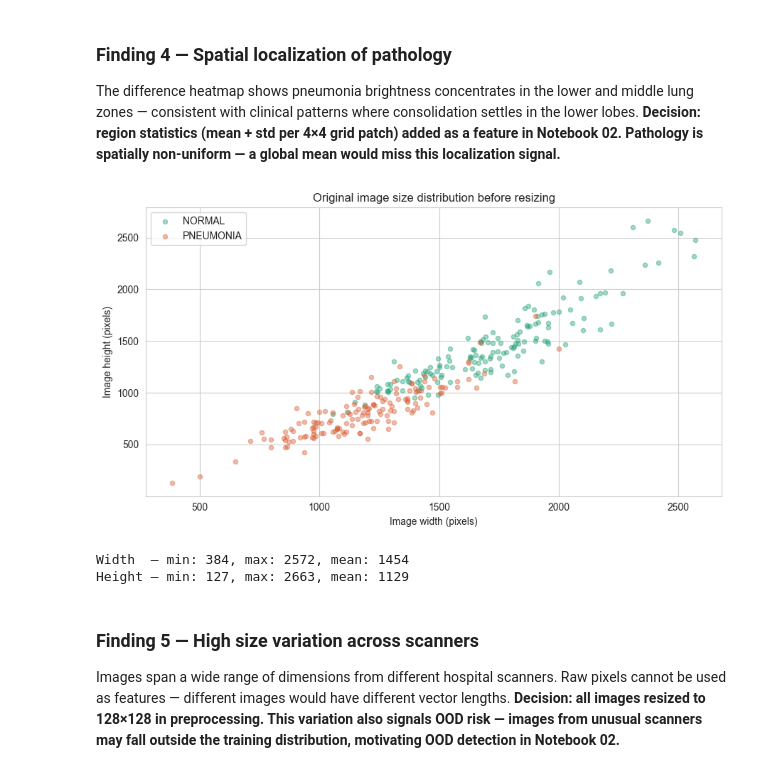
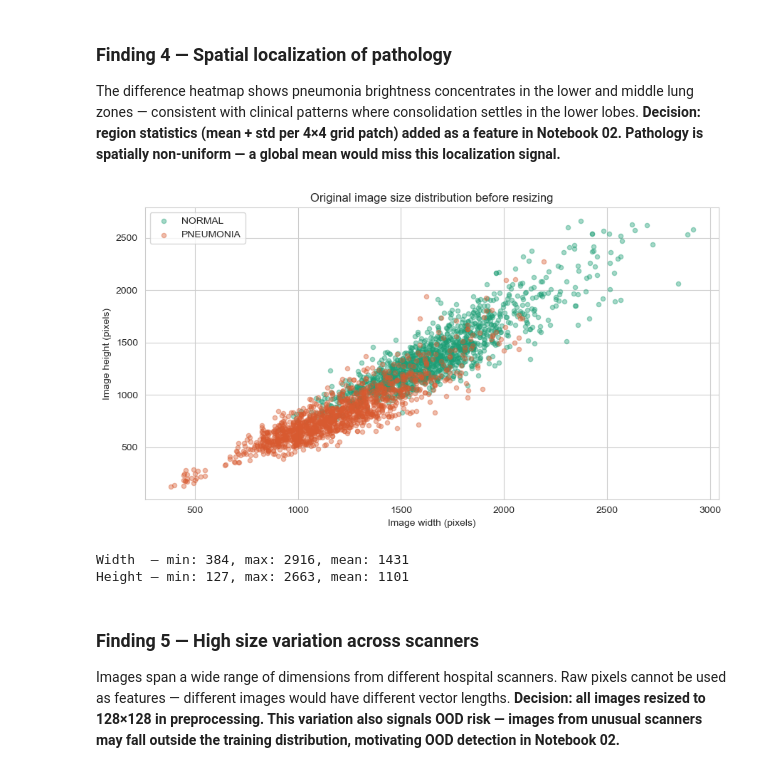
Before and after one commit to Dibya-z/Robust-Medical-Vision, a Jupyter notebook: notebooks/notebook_01_baseline.ipynb, the cells around one changed output. Saved outputs shown, nothing was run; the diff lists cells and outputs as text; code cells hidden in the pictures.

```diff
--- a/notebooks/notebook_01_baseline.ipynb
+++ b/notebooks/notebook_01_baseline.ipynb
@@ -101,7 +101,7 @@ brightness_pneumonia = []
 for cls, bucket in [('NORMAL', brightness_normal),
                     ('PNEUMONIA', brightness_pneumonia)]:
     folder = Path(DATA_ROOT) / 'train' / cls
-    files  = list(folder.glob('*.jpeg'))[:500]
+    files  = list(folder.glob('*.jpeg'))[:1300]
     for fp in files:
         img = cv2.imread(str(fp), cv2.IMREAD_GRAYSCALE)
         img = cv2.resize(img, IMG_SIZE)
@@ -217,42 +217,42 @@ widths, heights, labels = [], [], []
 
 for cls in ['NORMAL', 'PNEUMONIA']:
     folder = Path(DATA_ROOT) / 'train' / cls
-    files  = list(folder.glob('*.jpeg'))[:150]
+    files  = list(folder.glob('*.jpeg'))[:1300]
     for fp in files:
         img = cv2.imread(str(fp), cv2.IMREAD_GRAYSCALE)
         if img is not None:
             h, w = img.shape
             heights.append(h)
             widths.append(w)
             labels.append(cls)
 
 labels   = np.array(labels)
 widths   = np.array(widths)
 heights  = np.array(heights)
 
 fig, ax = plt.subplots(figsize=(9, 5))
 for cls, color in [('NORMAL', '#1D9E75'), ('PNEUMONIA', '#D85A30')]:
     mask = labels == cls
     ax.scatter(widths[mask], heights[mask],
                alpha=0.4, s=20, color=color, label=cls)
 
 ax.set_xlabel('Image width (pixels)')
 ax.set_ylabel('Image height (pixels)')
 ax.set_title('Original image size distribution before resizing')
 ax.legend()
 plt.tight_layout()
 plt.savefig(f'{OUTPUT_PLOTS}/eda_image_sizes.png',
             dpi=150, bbox_inches='tight')
 plt.show()
 
 print(f"Width  — min: {widths.min()}, max: {widths.max()}, "
       f"mean: {widths.mean():.0f}")
 print(f"Height — min: {heights.min()}, max: {heights.max()}, "
       f"mean: {heights.mean():.0f}")
 # %% [output]
-[figure, old version]
+[figure, new version]
-Width  — min: 384, max: 2572, mean: 1454
-Height — min: 127, max: 2663, mean: 1129
+Width  — min: 384, max: 2916, mean: 1431
+Height — min: 127, max: 2663, mean: 1101
 # %% [markdown]
 ### Finding 5 — High size variation across scanners
 Images span a wide range of dimensions from different hospital scanners.
```
Also changed, not shown: parts of 17 cells of this notebook.
